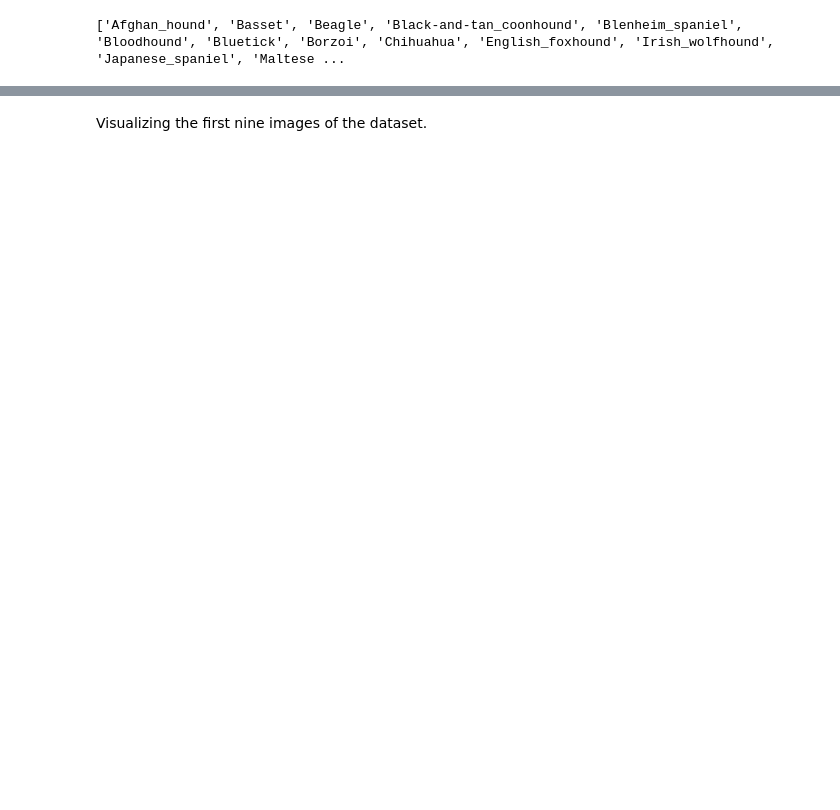
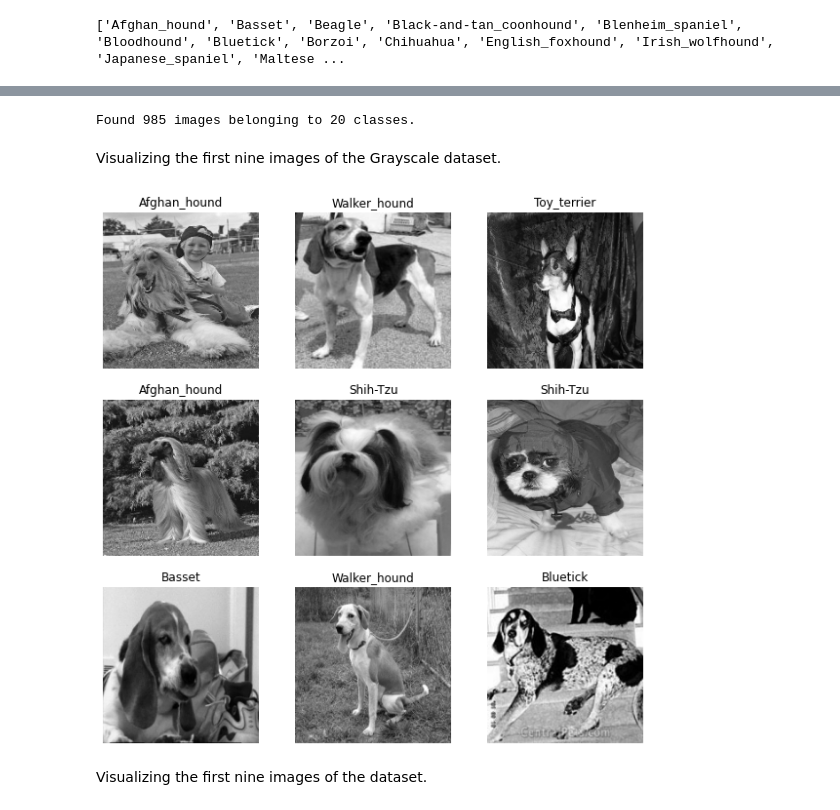
Before and after one commit to EricCallaway/COSC_5313_CNN_model_HW-5, a Jupyter notebook: ML_Assignment_03_CNN.ipynb, the cells around one changed output, grey strips where cells are left out. Cells and saved outputs as stored; diff of their text form; code cells hidden in the pictures; blank space fills up the shorter version.

Commit message:
[ADD] Added Gray Scale functionality

```diff
--- a/ML_Assignment_03_CNN.ipynb
+++ b/ML_Assignment_03_CNN.ipynb
@@ -201,0 +182,10 @@ print(class_names)
+# %%
+gray_train_ds = tf.keras.utils.image_dataset_from_directory(
+    train_folder,
+    color_mode = 'grayscale',
+    validation_split=0.2,
+    subset="training",
+    seed=1337,
+    image_size=(HEIGHT, WIDTH),
+    batch_size=batch_size
+)
@@ -201,0 +223,9 @@ print(class_names)
+# %%
+gray_test_set = test_datagen.flow_from_directory(test_folder,
+                                            color_mode = 'grayscale',
+                                            target_size = (HEIGHT, WIDTH),
+                                            batch_size = batch_size,
+                                            class_mode = 'sparse',
+                                            )
+# %% [output]
+Found 985 images belonging to 20 classes.
@@ -202,3 +234,15 @@ print(class_names)
+# %% [markdown]
+Visualizing the first nine images of the Grayscale dataset.
+# %%
+plt.figure(figsize=(10, 10))
+for images, labels in gray_train_ds.take(1):
+  for i in range(9):
+    ax = plt.subplot(3, 3, i + 1)
+    plt.imshow(np.squeeze(images[i]).astype("uint8"), cmap='gray', vmin=0, vmax=255)
+    plt.title(class_names[labels[i]])
+    plt.axis("off")
+# %% [output]
+[figure, added]
 # %% [markdown]
 Visualizing the first nine images of the dataset.
 # %%
```
Also changed, not shown: parts of 34 cells of this notebook.
